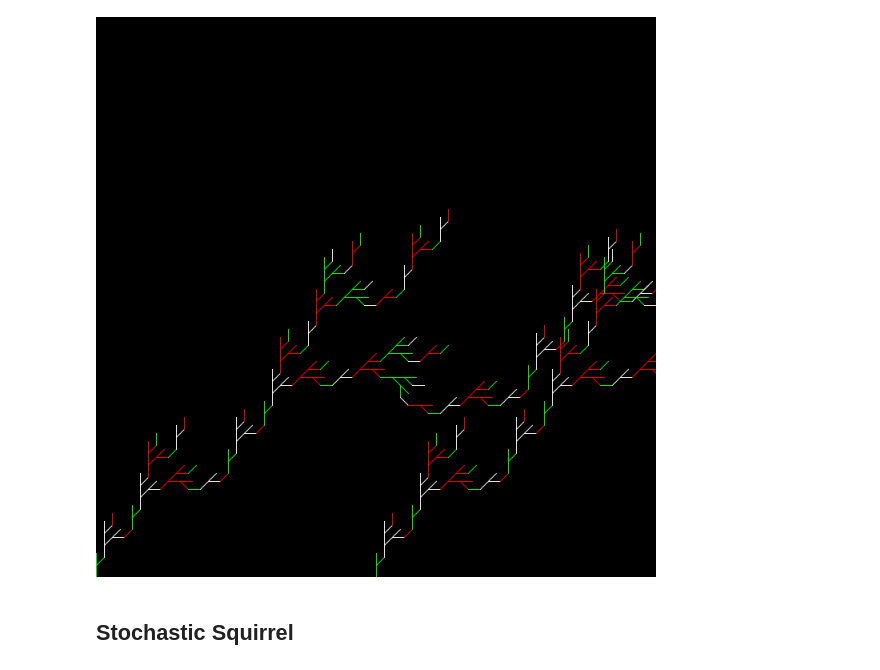
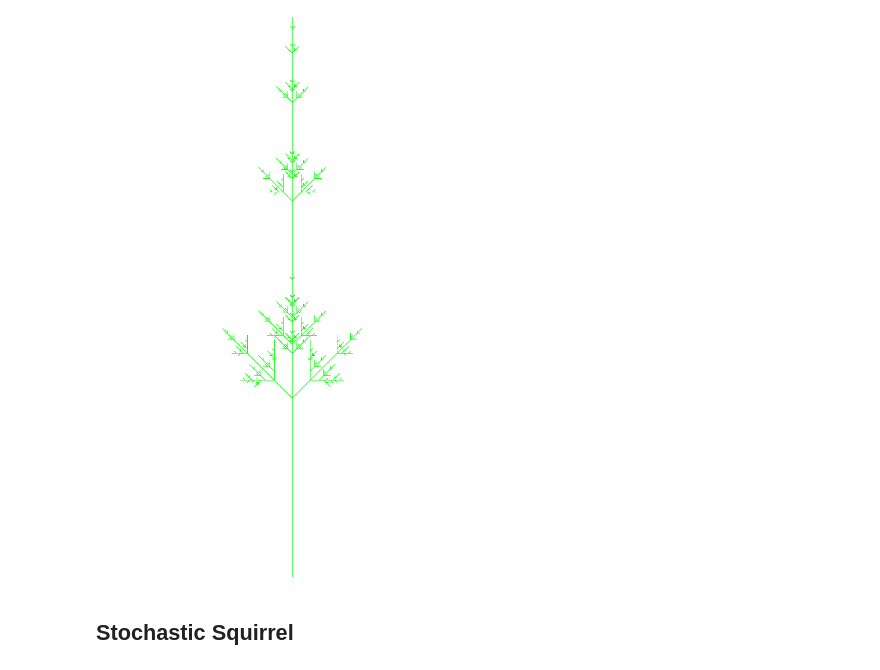
Before and after one commit to maiatoday/ForestWalk, a Jupyter notebook: book/Forest.ipynb, the cells around one changed output. Drawn from its saved outputs; the diff is of its cells as text; code cells hidden in the pictures.

```diff
--- a/book/Forest.ipynb
+++ b/book/Forest.ipynb
@@ -47,39 +133,29 @@ Turtles [vs](https://www.diffen.com/difference/Tortoise_vs_Turtle) Tortoises [vs
 # %%
 import net.maiatoday.forestwalk.lsystem.goTortoise
 import net.maiatoday.forestwalk.lsystem.plant
 import net.maiatoday.forestwalk.tools.canvas
 import java.awt.Color
 
-val p = plant {
-    seed = "F"
+val p3 = plant {
+    seed = "X"
     rules = mapOf(
-        "F" to "F[F]-F`+F"
+        "X" to "F[+X][-X]FX",
+        "F" to "FF"
     )
-    grow(4)
+    grow(7)
 }
 
-val penColors = listOf(Color.GREEN, Color.WHITE, Color.RED)
-
-canvas(700, 700) { width, height ->
+canvas(700, 1000) { width, height ->
     goTortoise(
-        startX = 0,
+        startX = width / 2,
         startY = height,
-        angleChange = Math.PI/4,
-        length = 15,
-        plant = p,
-        penColors = penColors
-    )
-    goTortoise(
-        startX = width/2,
-        startY = height,
-        angleChange = Math.PI/4,
-        length = 15,
-        plant = p,
-        penColors = penColors
+        angleChangeDeg = 25.7,
+        length = 2,
+        bluePrint = p3.bluePrint
     )
 }
 # %% [output]
-[figure, old version]
+[figure, new version]
 # %% [markdown]
 
 ## Stochastic Squirrel
```
Also changed, not shown: parts of 20 cells of this notebook, 3 other files.
